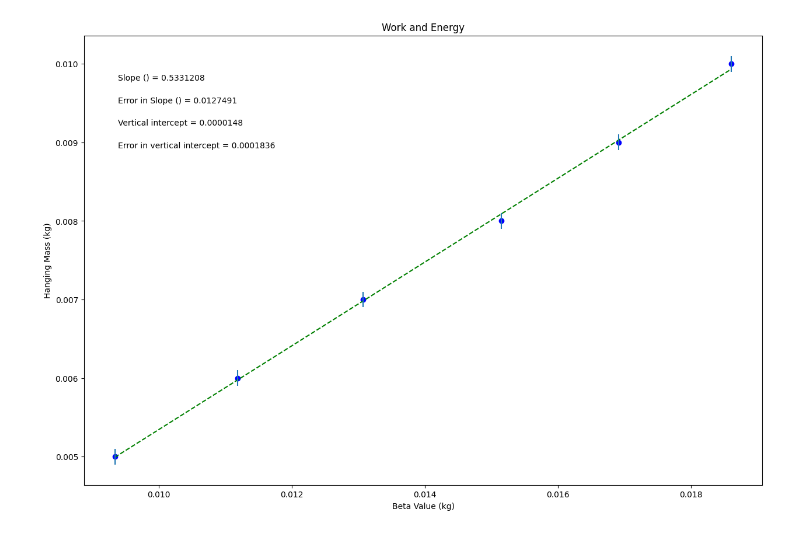
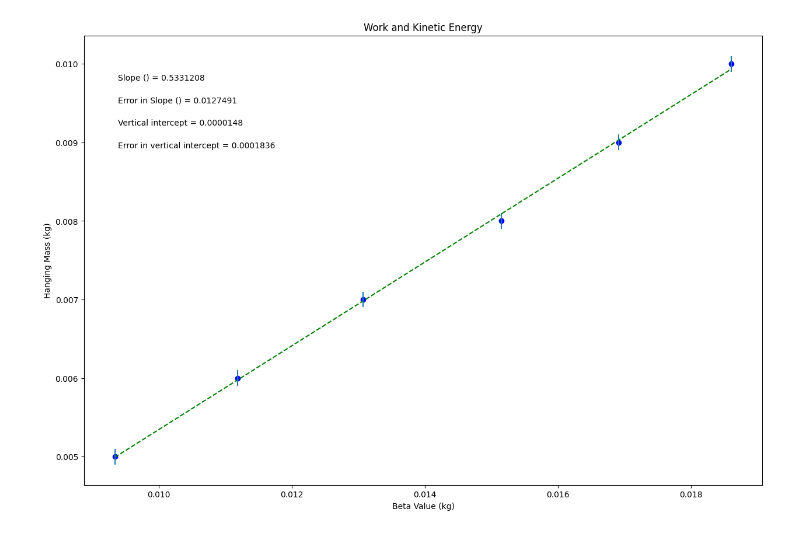
Before and after one commit to babrynn/Brynn-PHSX-221, a Jupyter notebook: PHSXlab4_Brynn.ipynb, the cells around one changed output. Saved outputs shown, nothing was run; the diff lists cells and outputs as text; code cells hidden in the pictures.

```diff
--- a/PHSXlab4_Brynn.ipynb
+++ b/PHSXlab4_Brynn.ipynb
@@ -37,7 +37,7 @@ dy = err_hanging_mass        #this should be your error in y array
 
 #UPDATE EACH OF THESE 4 STRINGS FOR YOUR PLOT LABELS AS YOU WANT THEM TO APPEAR
 
-plot_title= 'Work and Energy'
+plot_title= 'Work and Kinetic Energy'
 x_label= 'Beta Value (kg)'
 y_label= 'Hanging Mass (kg)'
 slope_units= ''
@@ -92,31 +92,31 @@ elif annotation_placement==3 or annotation_placement==4:
 #Don't need to change anything in this section!
 
 #Plot data on graph. Plot error bars and place values for slope,
 #error in slope, and vertical intercept (plus error) on the plot using "annotate"
 
 plt.figure(figsize=(15,10))
 
 plt.plot(x, fit, color='green', linestyle='--')
 plt.scatter(x, y, color='blue', marker='o')
 
 plt.xlabel(x_label)
 plt.ylabel(y_label)
 plt.title(plot_title)
 
 plt.errorbar(x, y, yerr=dy, xerr=None, fmt="none") #don't need to plot x error bars
 
 plt.annotate('Slope ({}) = {value:.{digits}f}'.format(slope_units,value=m, digits=7),
              (xpos, ypos[0]), xycoords='axes fraction')
 
 plt.annotate('Error in Slope ({}) = {value:.{digits}f}'.format(slope_units,value=dm, digits=7),
              (xpos, ypos[1]), xycoords='axes fraction')
 
 plt.annotate('Vertical intercept = {value:.{digits}f}'.format(value=b, digits=7),
              (xpos, ypos[2]), xycoords='axes fraction')
 
 plt.annotate('Error in vertical intercept = {value:.{digits}f}'.format(value=db, digits=7),
              (xpos, ypos[3]), xycoords='axes fraction')
 
 plt.show()
 # %% [output]
-[figure, old version]
+[figure, new version]
```
